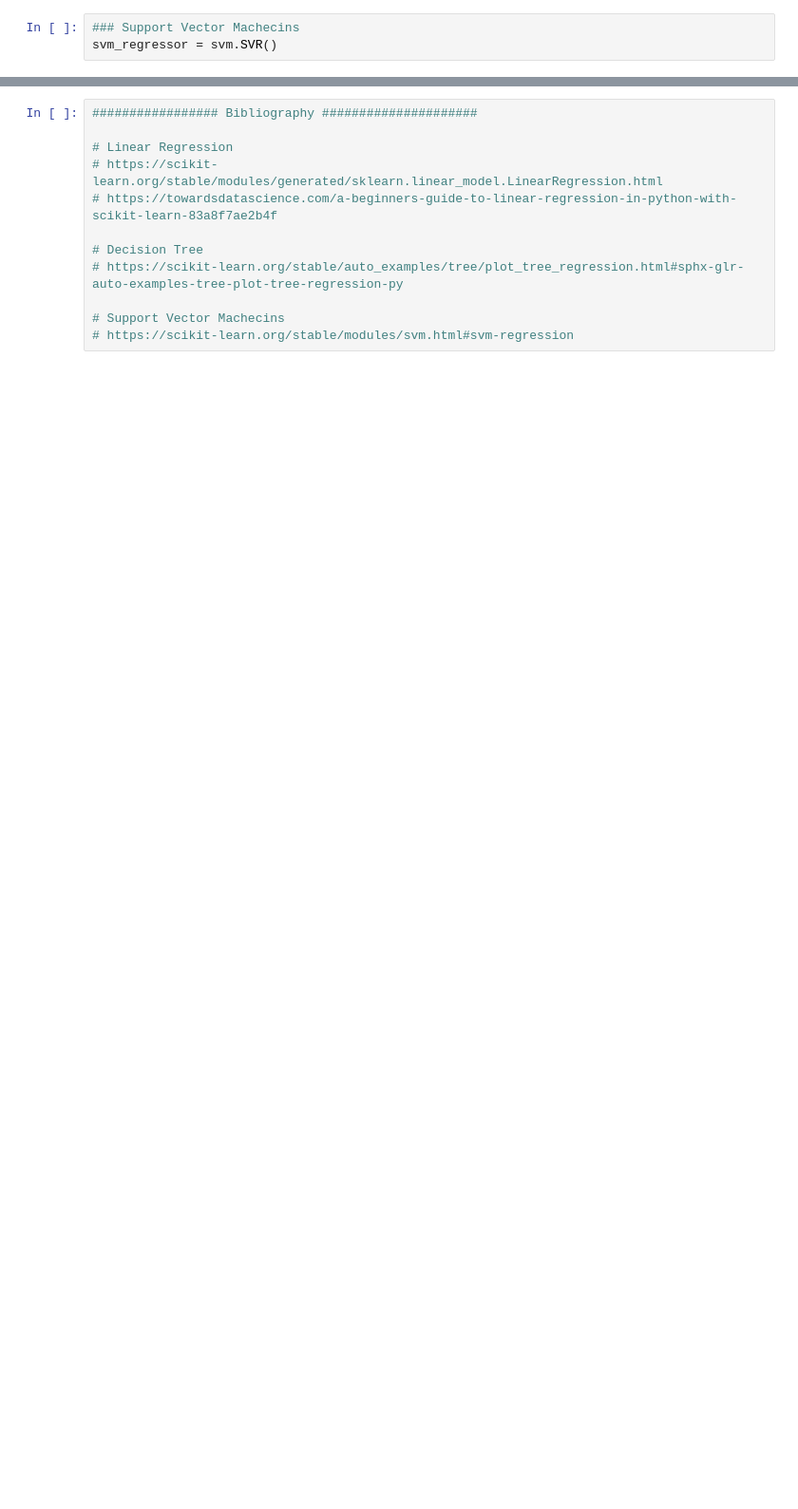
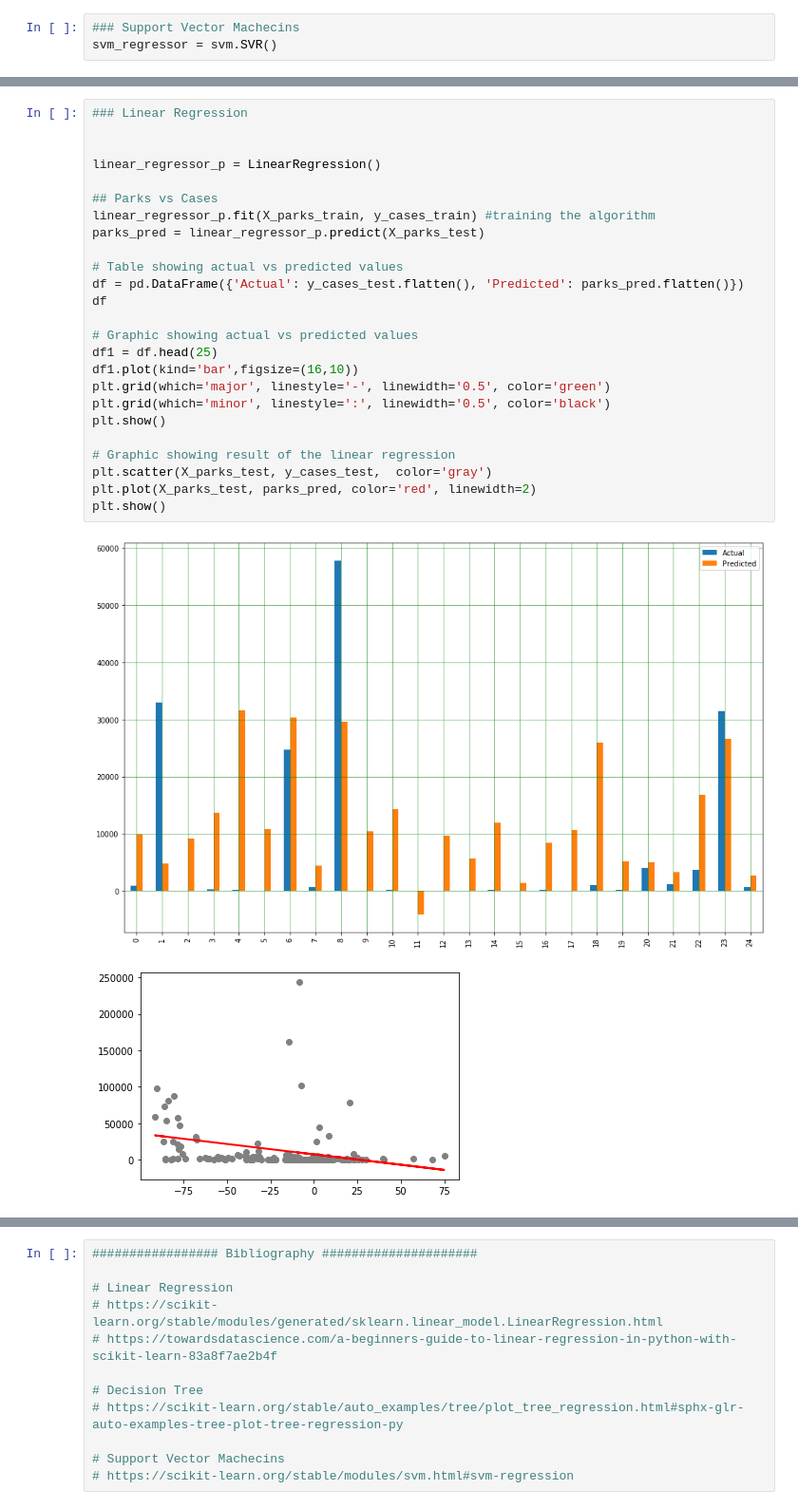
Before and after one commit to leonormsousa/IART_1920, a Jupyter notebook: Proj2/proj.ipynb, the cells around one changed output, grey strips where cells are left out. Shown at 95% size. Drawn from its saved outputs; the diff is of its cells as text; blank space fills up the shorter version.

```diff
--- a/Proj2/proj.ipynb
+++ b/Proj2/proj.ipynb
@@ -220,0 +245,28 @@ plt.show()
+# %%
+### Linear Regression
+
+
+linear_regressor_p = LinearRegression()
+
+## Parks vs Cases
+linear_regressor_p.fit(X_parks_train, y_cases_train) #training the algorithm
+parks_pred = linear_regressor_p.predict(X_parks_test)
+
+# Table showing actual vs predicted values
+df = pd.DataFrame({'Actual': y_cases_test.flatten(), 'Predicted': parks_pred.flatten()})
+df
+
+# Graphic showing actual vs predicted values
+df1 = df.head(25)
+df1.plot(kind='bar',figsize=(16,10))
+plt.grid(which='major', linestyle='-', linewidth='0.5', color='green')
+plt.grid(which='minor', linestyle=':', linewidth='0.5', color='black')
+plt.show()
+
+# Graphic showing result of the linear regression
+plt.scatter(X_parks_test, y_cases_test,  color='gray')
+plt.plot(X_parks_test, parks_pred, color='red', linewidth=2)
+plt.show()
+# %% [output]
+[figure, added]
+[figure, added]
```
Also changed, not shown: parts of 8 cells of this notebook.
